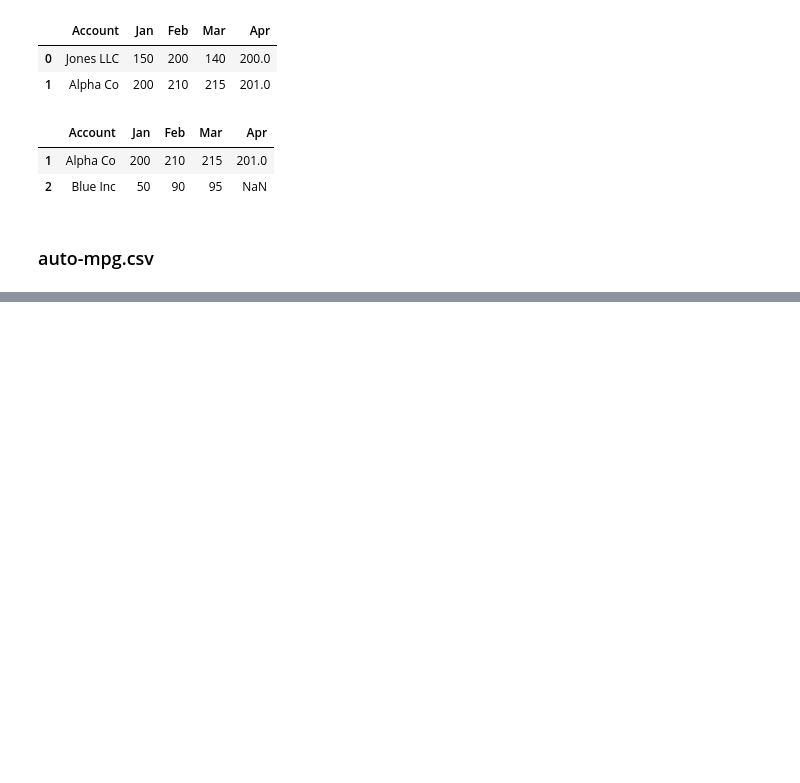
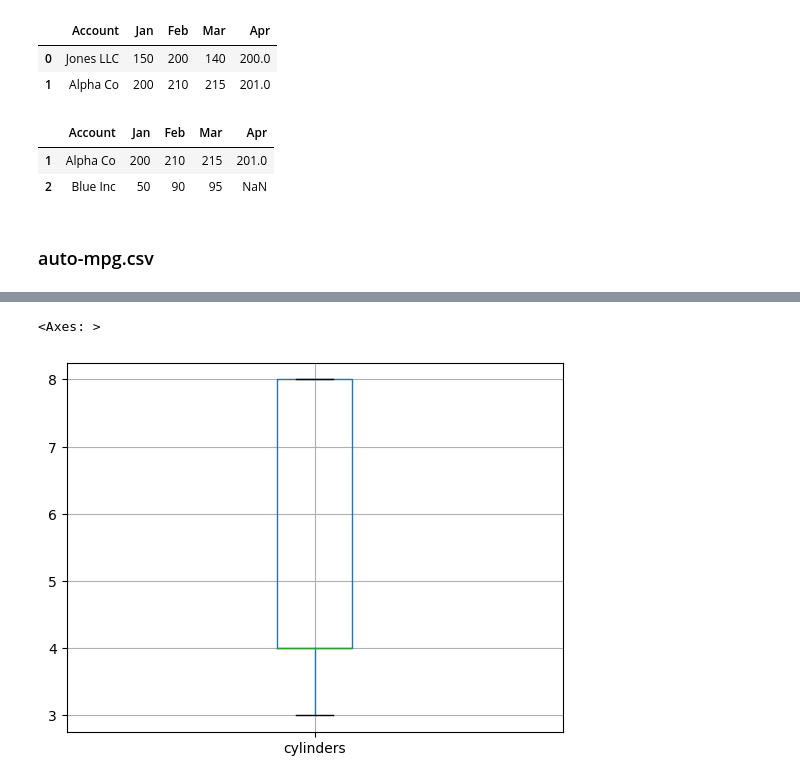
Before and after one commit to get-to-work-together/Python-Data-Analyse-Defensie, a Jupyter notebook: Opdrachten/uitwerkingen/Untitled1.ipynb, the cells around one changed output, grey strips where cells are left out. Saved outputs shown, nothing was run; the diff lists cells and outputs as text; code cells hidden in the pictures; blank space fills up the shorter version.

```diff
--- a/Opdrachten/uitwerkingen/Untitled1.ipynb
+++ b/Opdrachten/uitwerkingen/Untitled1.ipynb
@@ -66,0 +343,5 @@ ParserError: Error tokenizing data. C error: Expected 9 fields in line 34, saw 1
+# %%
+df[['cylinders']].boxplot()
+# %% [output]
+<Axes: >
+[figure, added]
```
Also changed, not shown: parts of 43 cells of this notebook, 5 other files.
